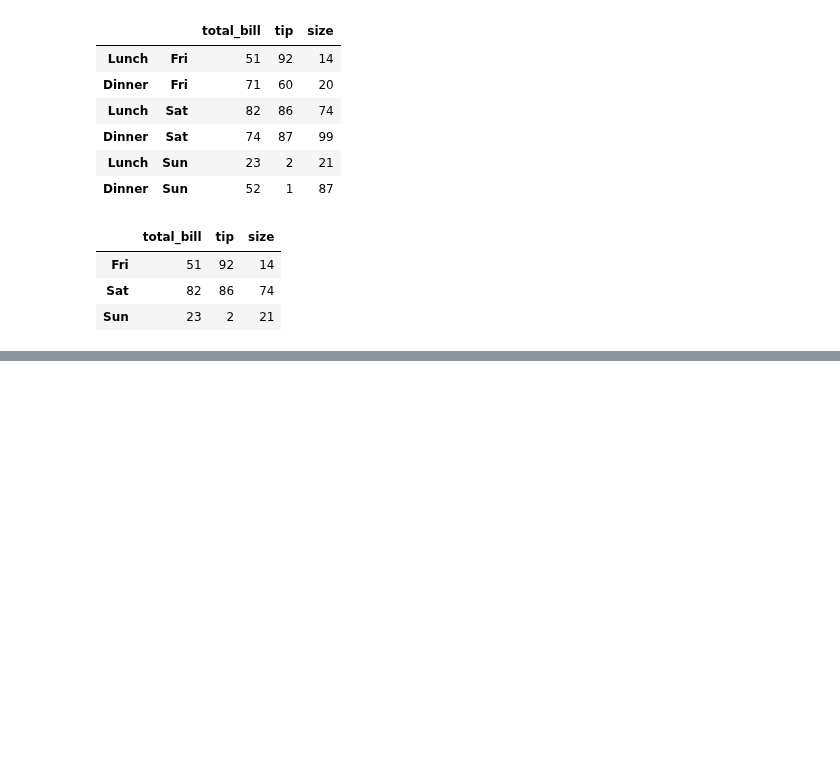
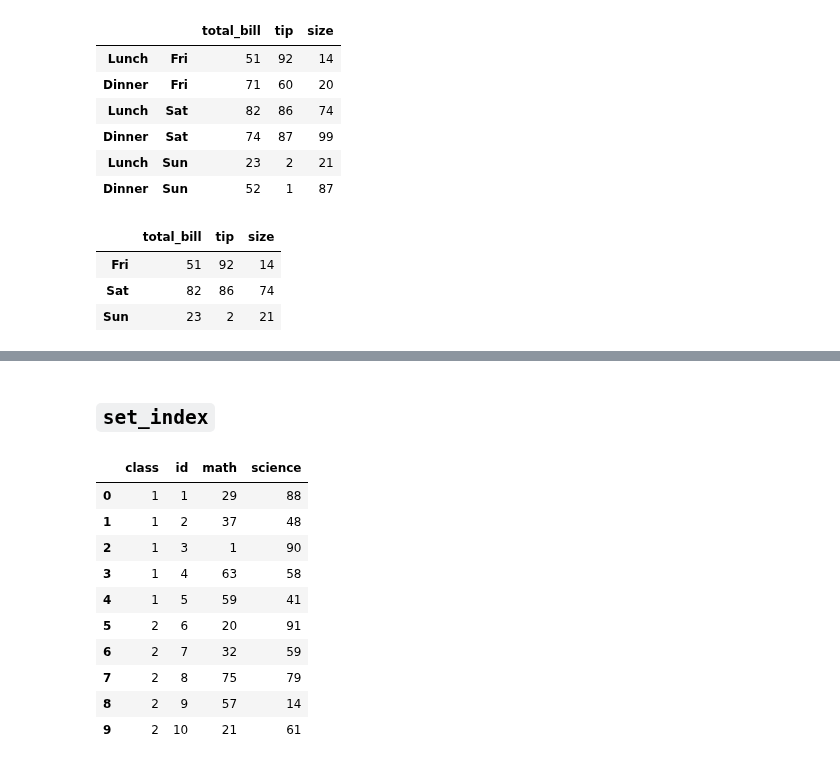
Before and after one commit to JakeOh/202511_BD53, a Jupyter notebook: lab_python/da11_index.ipynb, the cells around one changed output, grey strips where cells are left out. Drawn from its saved outputs; the diff is of its cells as text; code cells hidden in the pictures; blank space fills up the shorter version.

Commit message:
reset_index, set_index

```diff
--- a/lab_python/da11_index.ipynb
+++ b/lab_python/da11_index.ipynb
@@ -456,0 +525,22 @@ df.swaplevel().loc['Lunch']
+# %% [markdown]
+## `set_index`
+# %%
+exam = pd.DataFrame(data={
+    'class': [1] * 5 + [2] * 5,
+    'id': np.arange(1, 11),
+    'math': np.random.randint(100, size=10),
+    'science': np.random.randint(100, size=10)
+})
+exam
+# %% [output]
+|  | class | id | math | science |
+| 0 | 1 | 1 | 29 | 88 |
+| 1 | 1 | 2 | 37 | 48 |
+| 2 | 1 | 3 | 1 | 90 |
+| 3 | 1 | 4 | 63 | 58 |
+| 4 | 1 | 5 | 59 | 41 |
+| 5 | 2 | 6 | 20 | 91 |
+| 6 | 2 | 7 | 32 | 59 |
+| 7 | 2 | 8 | 75 | 79 |
+| 8 | 2 | 9 | 57 | 14 |
+| 9 | 2 | 10 | 21 | 61 |
```
Also changed, not shown: parts of 13 cells of this notebook.
